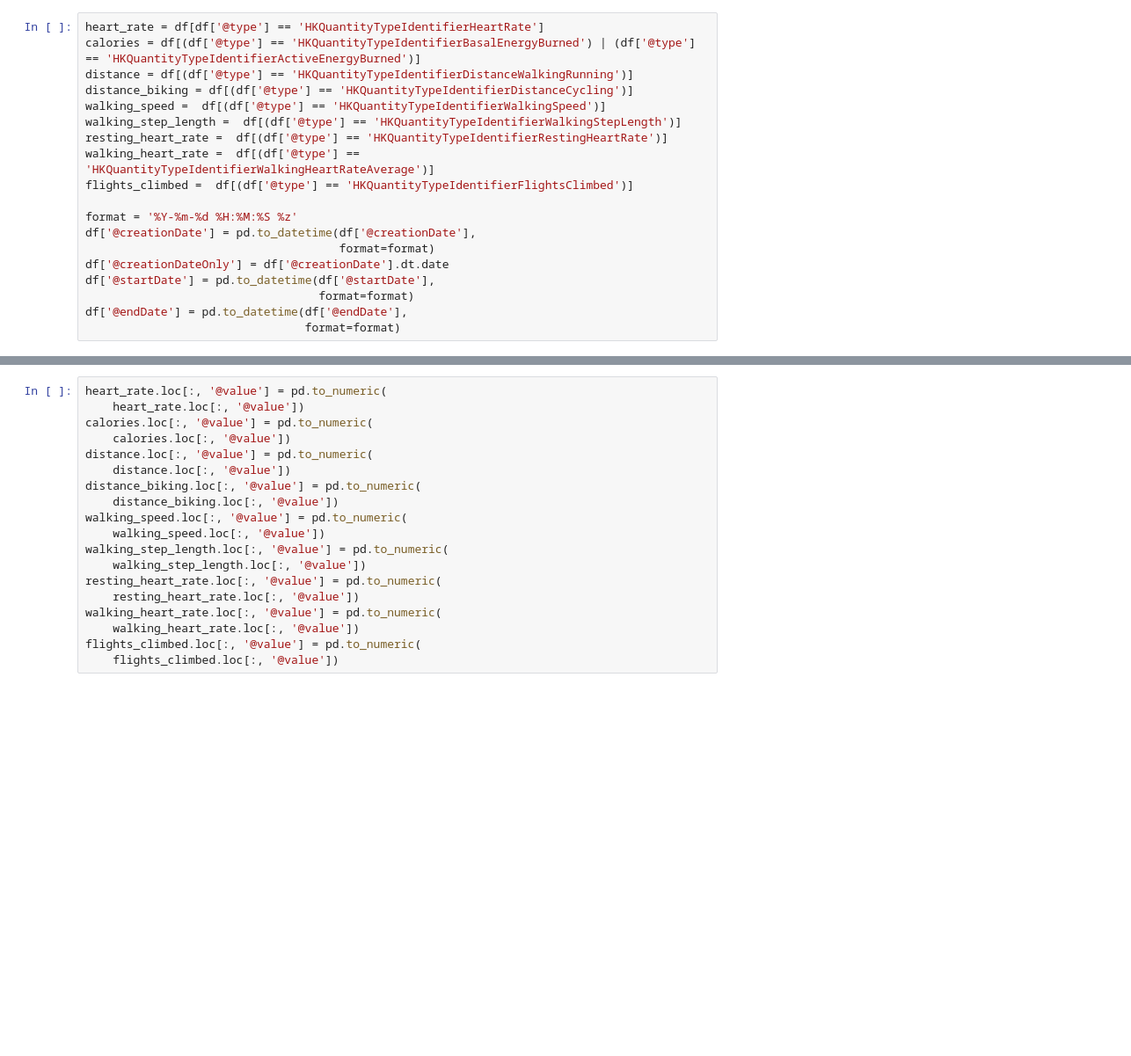
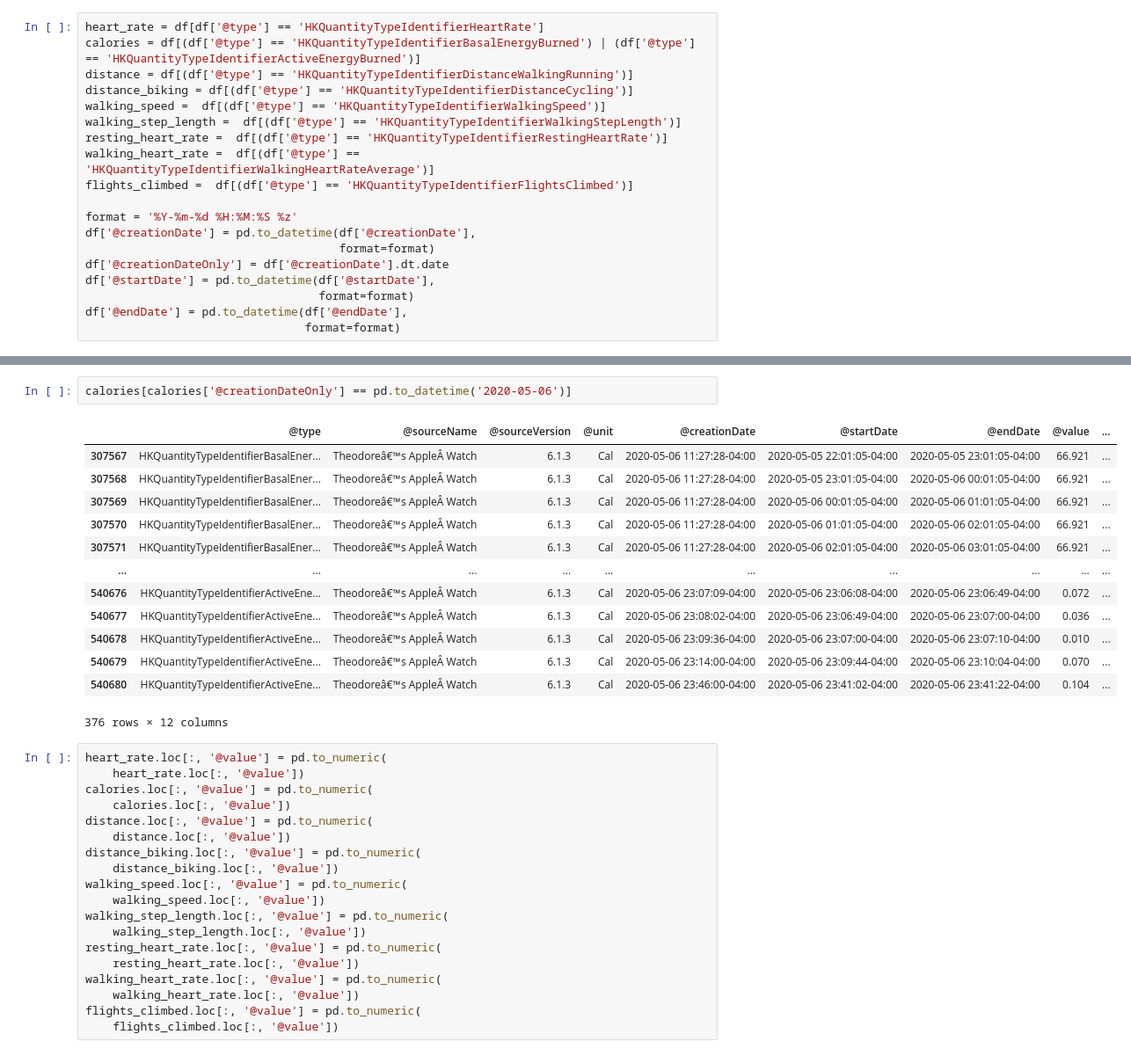
Before and after one commit to TheoYochum/Times-Contest-Project, a Jupyter notebook: Stats.ipynb, the cells around one changed output, grey strips where cells are left out. Shown: that part at 88% size. Drawn from its saved outputs; the diff is of its cells as text; blank space fills up the shorter version.

```diff
--- a/Stats.ipynb
+++ b/Stats.ipynb
@@ -58,3 +74,19 @@ df['@endDate'] = pd.to_datetime(df['@endDate'],
+# %%
+calories[calories['@creationDateOnly'] == pd.to_datetime('2020-05-06')]
+# %% [output]
+|  | @type | @sourceName | @sourceVersion | @unit | @creationDate | @startDate | @endDate | @value | ... |
+| 307567 | HKQuantityTypeIdentifierBasalEner... | Theodoreâ€™s AppleÂ Watch | 6.1.3 | Cal | 2020-05-06 11:27:28-04:00 | 2020-05-05 22:01:05-04:00 | 2020-05-05 23:01:05-04:00 | 66.921 | ... |
+| 307568 | HKQuantityTypeIdentifierBasalEner... | Theodoreâ€™s AppleÂ Watch | 6.1.3 | Cal | 2020-05-06 11:27:28-04:00 | 2020-05-05 23:01:05-04:00 | 2020-05-06 00:01:05-04:00 | 66.921 | ... |
+| 307569 | HKQuantityTypeIdentifierBasalEner... | Theodoreâ€™s AppleÂ Watch | 6.1.3 | Cal | 2020-05-06 11:27:28-04:00 | 2020-05-06 00:01:05-04:00 | 2020-05-06 01:01:05-04:00 | 66.921 | ... |
+| 307570 | HKQuantityTypeIdentifierBasalEner... | Theodoreâ€™s AppleÂ Watch | 6.1.3 | Cal | 2020-05-06 11:27:28-04:00 | 2020-05-06 01:01:05-04:00 | 2020-05-06 02:01:05-04:00 | 66.921 | ... |
+| 307571 | HKQuantityTypeIdentifierBasalEner... | Theodoreâ€™s AppleÂ Watch | 6.1.3 | Cal | 2020-05-06 11:27:28-04:00 | 2020-05-06 02:01:05-04:00 | 2020-05-06 03:01:05-04:00 | 66.921 | ... |
+| ... | ... | ... | ... | ... | ... | ... | ... | ... | ... |
+| 540676 | HKQuantityTypeIdentifierActiveEne... | Theodoreâ€™s AppleÂ Watch | 6.1.3 | Cal | 2020-05-06 23:07:09-04:00 | 2020-05-06 23:06:08-04:00 | 2020-05-06 23:06:49-04:00 | 0.072 | ... |
+| 540677 | HKQuantityTypeIdentifierActiveEne... | Theodoreâ€™s AppleÂ Watch | 6.1.3 | Cal | 2020-05-06 23:08:02-04:00 | 2020-05-06 23:06:49-04:00 | 2020-05-06 23:07:00-04:00 | 0.036 | ... |
+| 540678 | HKQuantityTypeIdentifierActiveEne... | Theodoreâ€™s AppleÂ Watch | 6.1.3 | Cal | 2020-05-06 23:09:36-04:00 | 2020-05-06 23:07:00-04:00 | 2020-05-06 23:07:10-04:00 | 0.010 | ... |
+| 540679 | HKQuantityTypeIdentifierActiveEne... | Theodoreâ€™s AppleÂ Watch | 6.1.3 | Cal | 2020-05-06 23:14:00-04:00 | 2020-05-06 23:09:44-04:00 | 2020-05-06 23:10:04-04:00 | 0.070 | ... |
+| 540680 | HKQuantityTypeIdentifierActiveEne... | Theodoreâ€™s AppleÂ Watch | 6.1.3 | Cal | 2020-05-06 23:46:00-04:00 | 2020-05-06 23:41:02-04:00 | 2020-05-06 23:41:22-04:00 | 0.104 | ... |
+376 rows × 12 columns
 # %%
 heart_rate.loc[:, '@value'] = pd.to_numeric(
     heart_rate.loc[:, '@value'])
```
Also changed, not shown: parts of 6 cells of this notebook, 1 other file.
